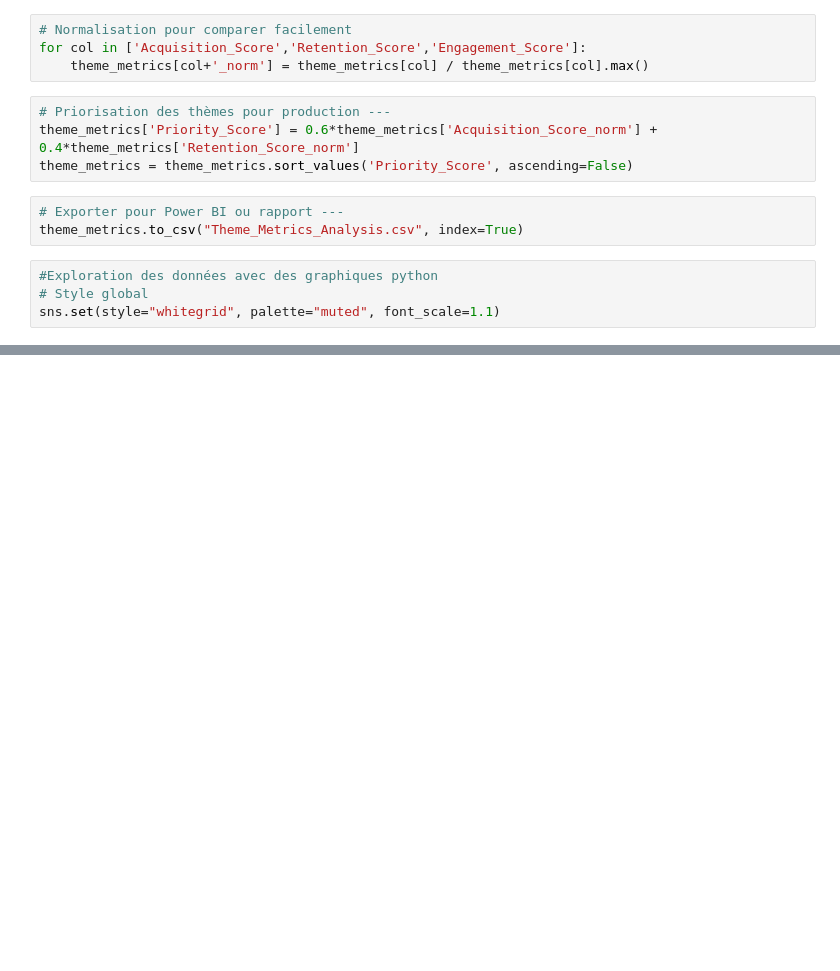
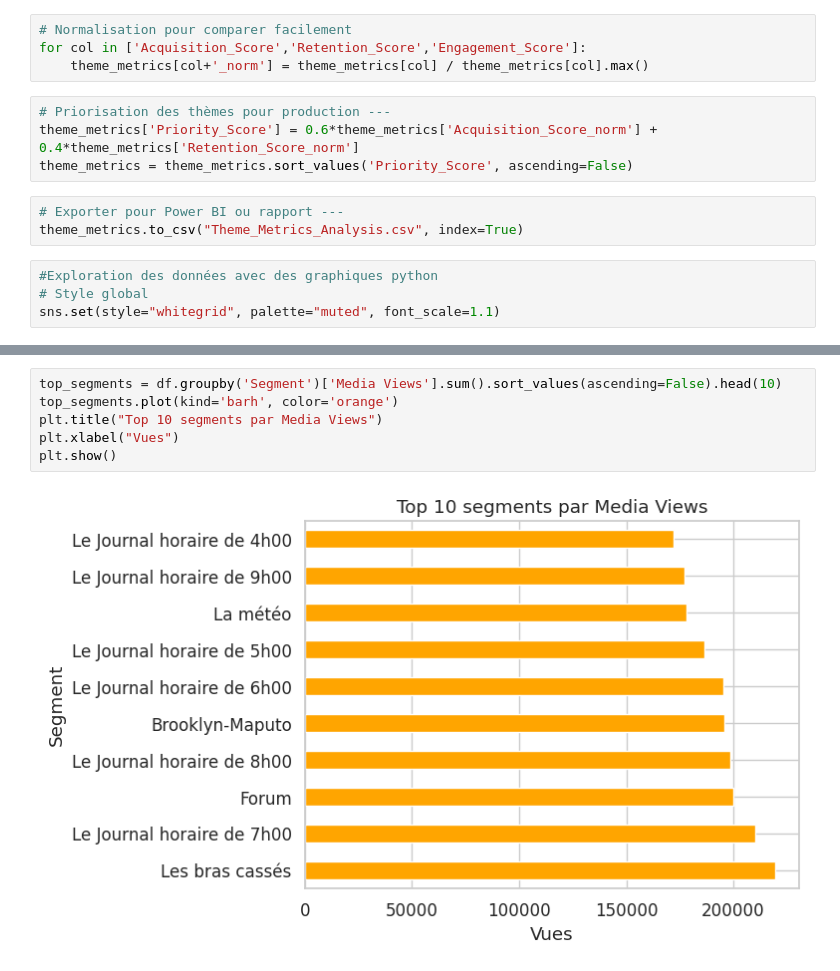
Before and after one commit to sana202186/Use-Case-RTS, a Jupyter notebook: UseCase_Sana.ipynb, the cells around one changed output, grey strips where cells are left out. Saved outputs shown, nothing was run; the diff lists cells and outputs as text; blank space fills up the shorter version.

```diff
--- a/UseCase_Sana.ipynb
+++ b/UseCase_Sana.ipynb
@@ -277,0 +290,8 @@ Série temporelle générée : (72, 3)
+# %%
+top_segments = df.groupby('Segment')['Media Views'].sum().sort_values(ascending=False).head(10)
+top_segments.plot(kind='barh', color='orange')
+plt.title("Top 10 segments par Media Views")
+plt.xlabel("Vues")
+plt.show()
+# %% [output]
+[figure, added]
```
Also changed, not shown: parts of 6 cells of this notebook.
